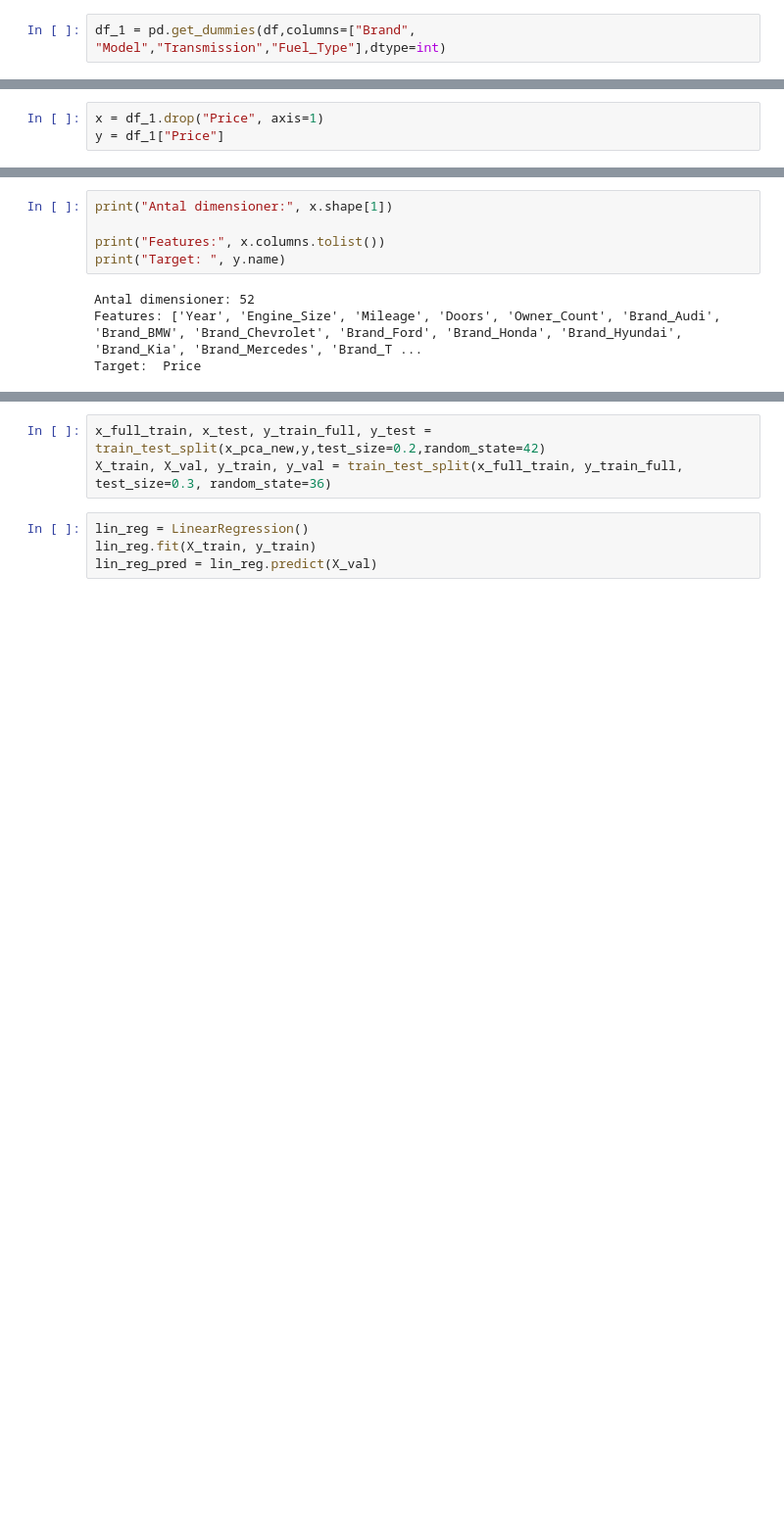
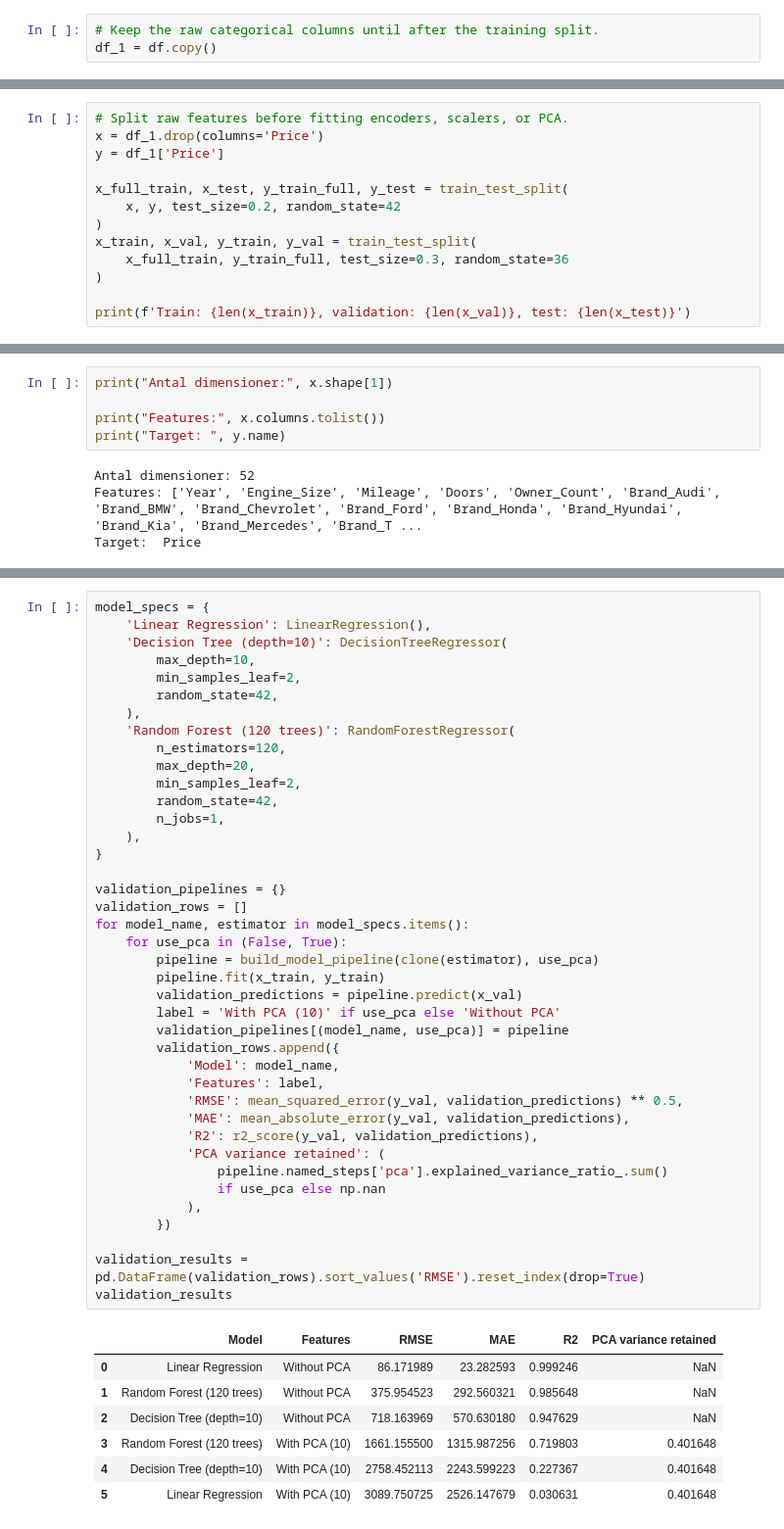
Before and after one commit to Nehaasati/AI-Learning, a Jupyter notebook: chapter5_assignment/car_price.ipynb, the cells around one changed output, grey strips where cells are left out. Shown at 98% size. Saved outputs shown, nothing was run; the diff lists cells and outputs as text; blank space fills up the shorter version.

```diff
--- a/chapter5_assignment/car_price.ipynb
+++ b/chapter5_assignment/car_price.ipynb
@@ -79,7 +82,8 @@ plt.show()
 # %% [output]
 [figure]
 # %%
-df_1 = pd.get_dummies(df,columns=["Brand", "Model","Transmission","Fuel_Type"],dtype=int)
+# Keep the raw categorical columns until after the training split.
+df_1 = df.copy()
 # %%
 df1=print(df_1.head(6))
 # %% [output]
@@ -101,5 +105,15 @@ df1=print(df_1.head(6))
 
 [6 rows x 53 columns]
 # %%
-x = df_1.drop("Price", axis=1)
-y = df_1["Price"]
+# Split raw features before fitting encoders, scalers, or PCA.
+x = df_1.drop(columns='Price')
+y = df_1['Price']
+
+x_full_train, x_test, y_train_full, y_test = train_test_split(
+    x, y, test_size=0.2, random_state=42
+)
+x_train, x_val, y_train, y_val = train_test_split(
+    x_full_train, y_train_full, test_size=0.3, random_state=36
+)
+
+print(f'Train: {len(x_train)}, validation: {len(x_val)}, test: {len(x_test)}')
@@ -176,8 +161,49 @@ print(x_pca_new.shape)
-# %%
-x_full_train, x_test, y_train_full, y_test = train_test_split(x_pca_new,y,test_size=0.2,random_state=42)
-X_train, X_val, y_train, y_val = train_test_split(x_full_train, y_train_full, test_size=0.3, random_state=36)
 # %%
-lin_reg = LinearRegression()
-lin_reg.fit(X_train, y_train)
-lin_reg_pred = lin_reg.predict(X_val)
+model_specs = {
+    'Linear Regression': LinearRegression(),
+    'Decision Tree (depth=10)': DecisionTreeRegressor(
+        max_depth=10,
+        min_samples_leaf=2,
+        random_state=42,
+    ),
+    'Random Forest (120 trees)': RandomForestRegressor(
+        n_estimators=120,
+        max_depth=20,
+        min_samples_leaf=2,
+        random_state=42,
+        n_jobs=1,
+    ),
+}
+
+validation_pipelines = {}
+validation_rows = []
+for model_name, estimator in model_specs.items():
+    for use_pca in (False, True):
+        pipeline = build_model_pipeline(clone(estimator), use_pca)
+        pipeline.fit(x_train, y_train)
+        validation_predictions = pipeline.predict(x_val)
+        label = 'With PCA (10)' if use_pca else 'Without PCA'
+        validation_pipelines[(model_name, use_pca)] = pipeline
+        validation_rows.append({
+            'Model': model_name,
+            'Features': label,
+            'RMSE': mean_squared_error(y_val, validation_predictions) ** 0.5,
+            'MAE': mean_absolute_error(y_val, validation_predictions),
+            'R2': r2_score(y_val, validation_predictions),
+            'PCA variance retained': (
+                pipeline.named_steps['pca'].explained_variance_ratio_.sum()
+                if use_pca else np.nan
+            ),
+        })
+
+validation_results = pd.DataFrame(validation_rows).sort_values('RMSE').reset_index(drop=True)
+validation_results
+# %% [output]
+|  | Model | Features | RMSE | MAE | R2 | PCA variance retained |
+| 0 | Linear Regression | Without PCA | 86.171989 | 23.282593 | 0.999246 | NaN |
+| 1 | Random Forest (120 trees) | Without PCA | 375.954523 | 292.560321 | 0.985648 | NaN |
+| 2 | Decision Tree (depth=10) | Without PCA | 718.163969 | 570.630180 | 0.947629 | NaN |
+| 3 | Random Forest (120 trees) | With PCA (10) | 1661.155500 | 1315.987256 | 0.719803 | 0.401648 |
+| 4 | Decision Tree (depth=10) | With PCA (10) | 2758.452113 | 2243.599223 | 0.227367 | 0.401648 |
+| 5 | Linear Regression | With PCA (10) | 3089.750725 | 2526.147679 | 0.030631 | 0.401648 |
 # %%
```
Also changed, not shown: parts of 17 cells of this notebook.
